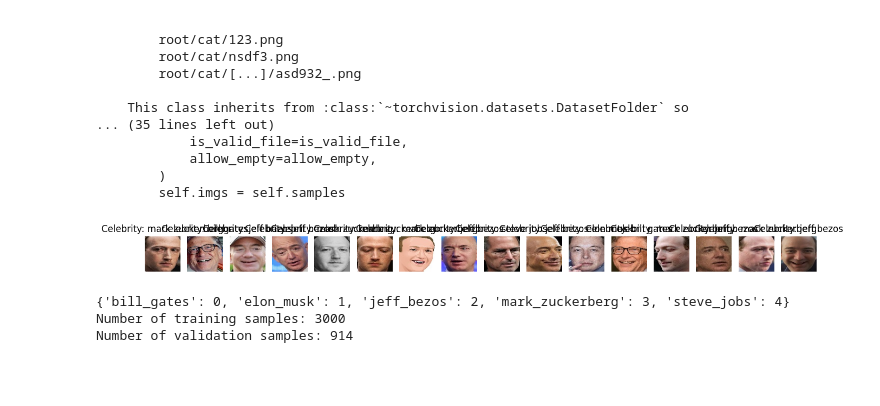
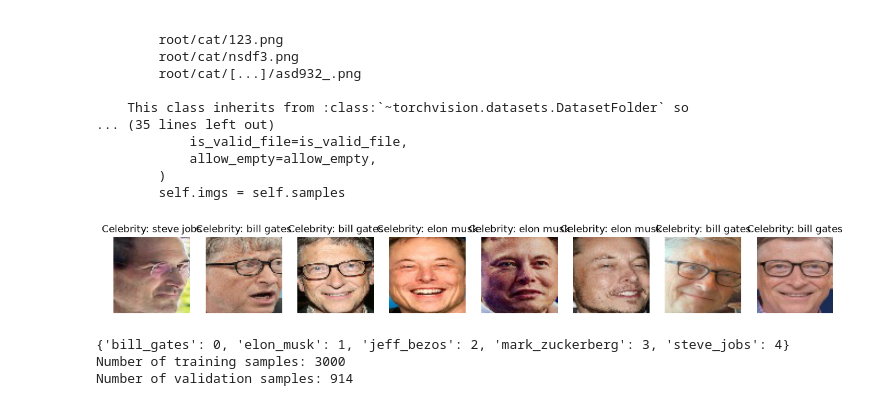
Before and after one commit to maksmick99/Face_Recognition_project, a Jupyter notebook: Face_recognition.ipynb, the cells around one changed output. Saved outputs shown, nothing was run; the diff lists cells and outputs as text; code cells hidden in the pictures; blank space fills up the shorter version.

```diff
--- a/Face_recognition.ipynb
+++ b/Face_recognition.ipynb
@@ -93,12 +72,10 @@ print(os.getcwd())
 d:\Skillfactory_local\ML\CV\CV_project1
 # %%
 # Ячейка 6. Загрузка датасетов через ImageFolder
-# ImageFolder ожидает структуру: data/train/<имя_класса>/*.jpg
-# Класс определяется по имени подпапки (bill_gates, elon_musk, ...).
-# Каждый элемент датасета возвращает пару (изображение, номер_класса).
+
 from torchvision.datasets import ImageFolder
-celebrity_dataset_train = ImageFolder('data/train')
-celebrity_dataset_test = ImageFolder('data/valid')
+celebrity_dataset_train = ImageFolder(os.path.join('data', 'train'))
+celebrity_dataset_test = ImageFolder(os.path.join('data', 'valid'))
 # %%
 # Ячейка 7. Проверяем тип объекта датасета
 print(type(celebrity_dataset_train))
@@ -142,26 +118,25 @@ class ImageFolder(DatasetFolder):
         self.imgs = self.samples
 # %%
 # Ячейка 11. Визуализация: рисуем случайный батч изображений с именами классов
-# random.choice(dataset) - случайная пара (изображение, класс) из датасета
-# dataset.classes        - список, по которому номер класса превращается в имя
+
 import random
 import matplotlib.pyplot as plt
 
-def plot_samples(dataset, num_samples=BATCH_SIZE):
+def plot_samples(dataset, num_samples=BATCH_SIZE//2):      # для наглядности рисуем половину батча
     fig, axes = plt.subplots(1, num_samples, figsize=(16, 8))
 
     for i in range(num_samples):
         random_image, random_class = random.choice(dataset)
         random_label = dataset.classes[random_class]
         axes[i].imshow(random_image)
         axes[i].set_title("Celebrity: " + random_label.replace("_", " "))
         axes[i].axis("off")
 
     plt.show()
 
 plot_samples(celebrity_dataset_train)
 # %% [output]
-[figure, old version]
+[figure, new version]
 # %%
 # Ячейка 12. Статистика датасетов: соответствие "номер класса -> имя"
 # и количество обучающих/валидационных изображений
```
Also changed, not shown: parts of 25 cells of this notebook.
